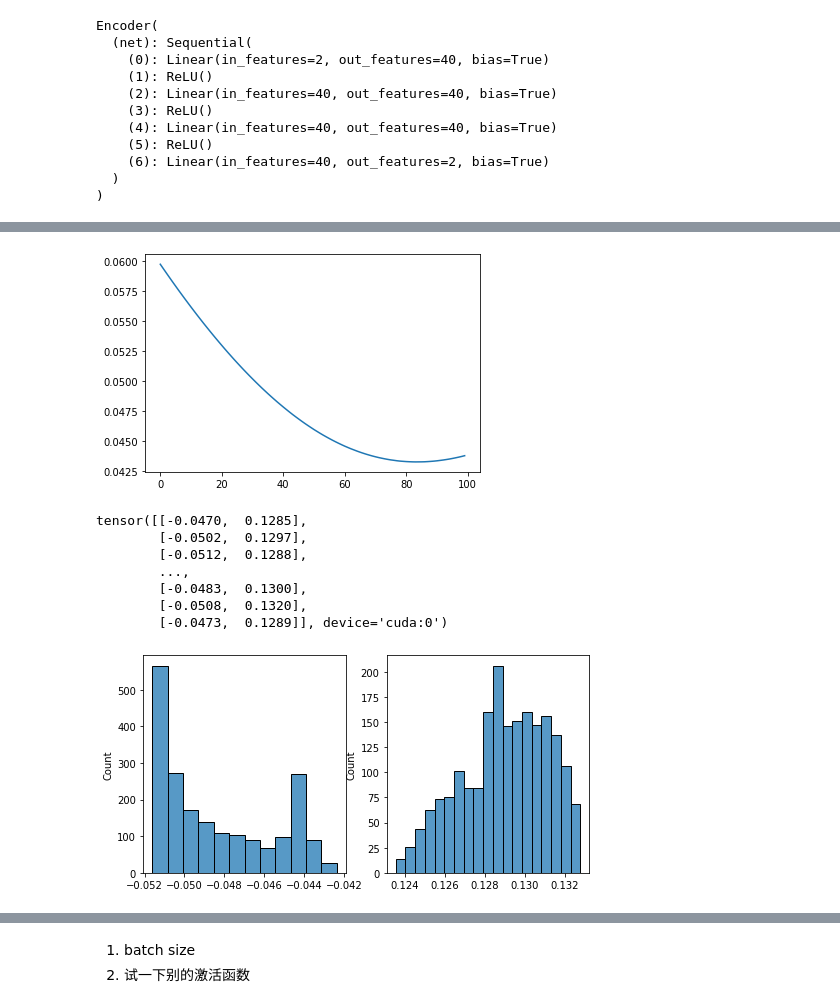
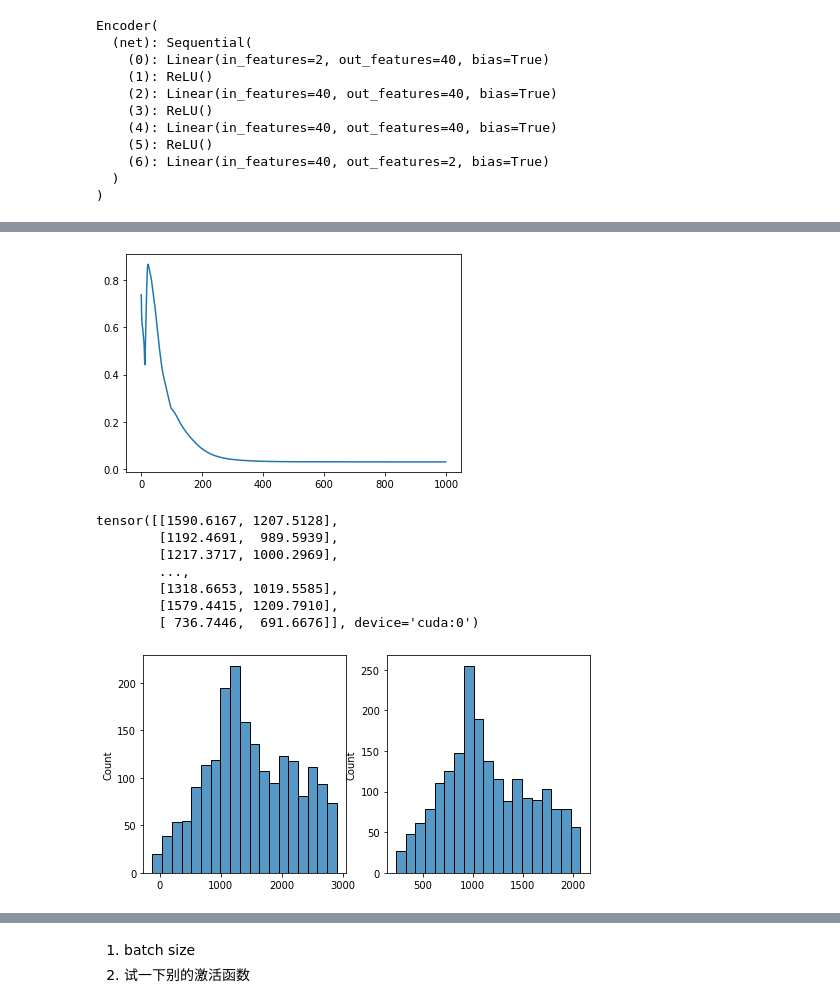
Before and after one commit to xxzWzxx/NICD, a Jupyter notebook: modules.ipynb, the cells around one changed output, grey strips where cells are left out. Drawn from its saved outputs; the diff is of its cells as text; code cells hidden in the pictures.

```diff
--- a/modules.ipynb
+++ b/modules.ipynb
@@ -137,17 +137,15 @@ Encoder(
     (6): Linear(in_features=40, out_features=2, bias=True)
   )
 )
-# %%
-betas = (0.9, 0.999)
-lr = 5e-6
-wd = 0
-optimizer = torch.optim.Adam(net.parameters(), lr=lr, weight_decay=wd)
 # %%
-num_epochs = 100
+num_epochs = 1000
 loss = mmd
-gamma = 10
+gamma = 100
 # %%
-def train(num_epochs, train_loader, device, loss, net, optimizer):
+def train(num_epochs, train_loader, device, loss, net, lr, wd=0, betas=(0.9, 0.999)):
+    # configure optimizer
+    optimizer = torch.optim.Adam(net.parameters(), betas=betas,lr=lr, weight_decay=wd)
+
     loss_list = []
     for epoch in range(num_epochs):
         for X, y in train_loader:
@@ -163,5 +161,5 @@ def train(num_epochs, train_loader, device, loss, net, optimizer):
 
     sns.lineplot(data=loss_list)
 # %%
-train(num_epochs, train_loader, device, loss, net, optimizer)
+train(num_epochs, train_loader, device, loss, net, lr=1e-3)
 # %% [output]
@@ -178,20 +183,20 @@ train(num_epochs, train_loader, device, loss, net, optimizer)
-[figure, old version]
+[figure, new version]
 # %%
 with torch.no_grad():
     y = net(data.data.to(device=device))
 y
 # %% [output]
-tensor([[-0.0470,  0.1285],
-        [-0.0502,  0.1297],
-        [-0.0512,  0.1288],
+tensor([[1590.6167, 1207.5128],
+        [1192.4691,  989.5939],
+        [1217.3717, 1000.2969],
         ...,
-        [-0.0483,  0.1300],
-        [-0.0508,  0.1320],
-        [-0.0473,  0.1289]], device='cuda:0')
+        [1318.6653, 1019.5585],
+        [1579.4415, 1209.7910],
+        [ 736.7446,  691.6676]], device='cuda:0')
 # %%
 data.show_distribution(y.cpu(), 1, 2)
 # %% [output]
-[figure, old version]
+[figure, new version]
 # %%
 data.show_distribution(data.origin, 1, 2)
 # %% [output]
```
Also changed, not shown: parts of 3 cells of this notebook, 12 other files.
